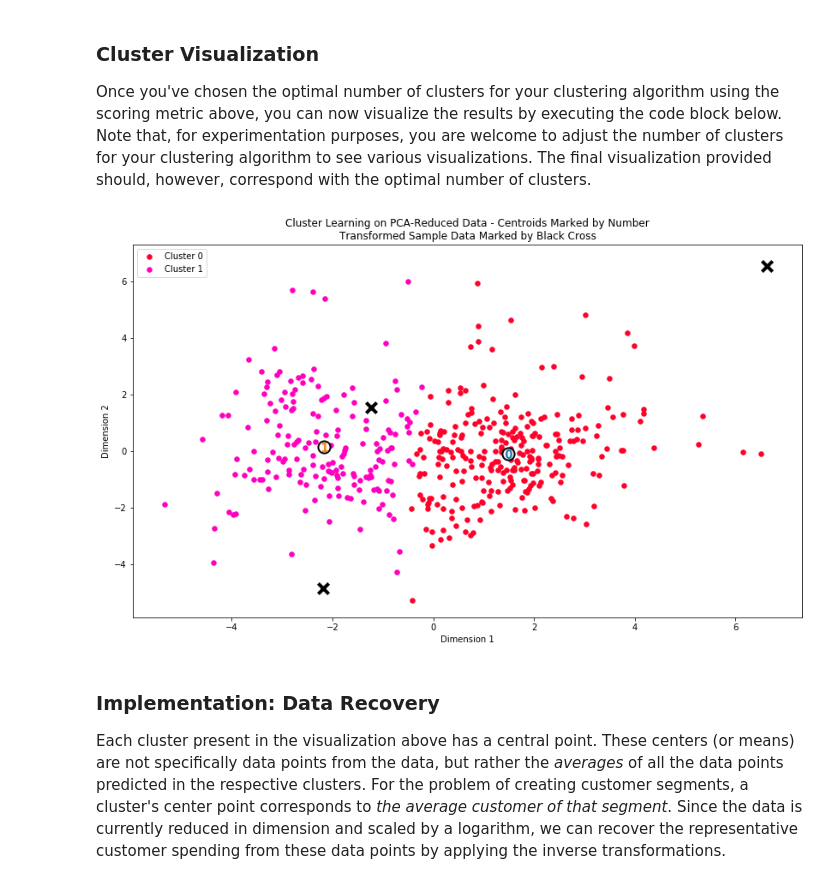
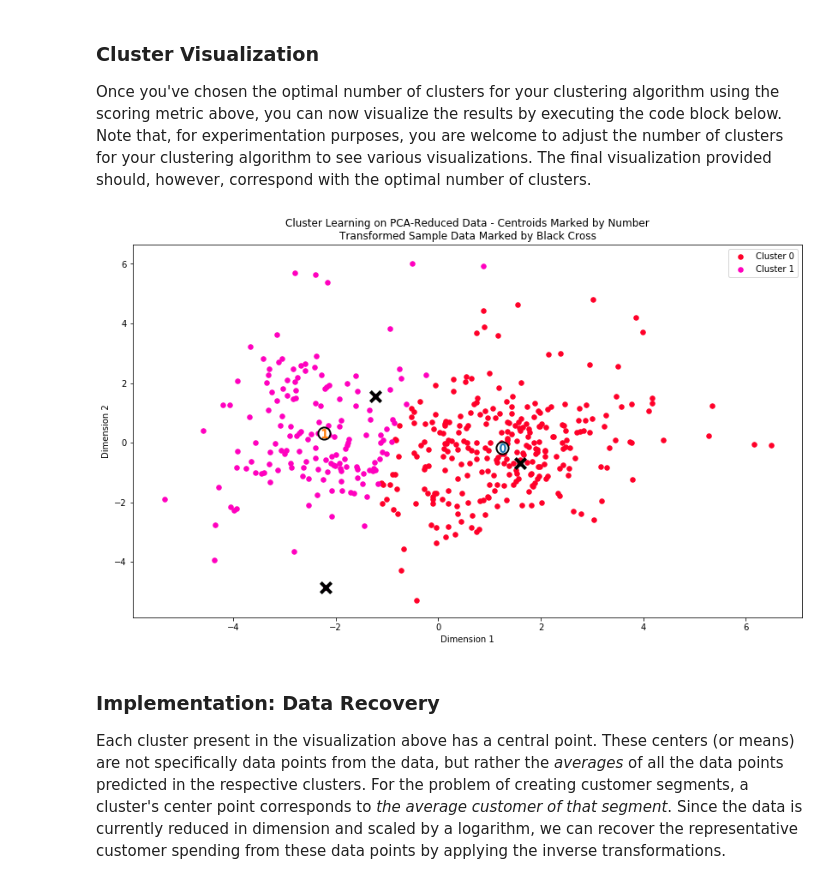
Before and after one commit to jjhz/machine-learning, a Jupyter notebook: projects/customer_segments/customer_segments.ipynb, the cells around one changed output. Saved outputs shown, nothing was run; the diff lists cells and outputs as text; code cells hidden in the pictures.

```diff
--- a/projects/customer_segments/customer_segments.ipynb
+++ b/projects/customer_segments/customer_segments.ipynb
@@ -60,7 +60,7 @@ display(data.describe())
 To get a better understanding of the customers and how their data will transform through the analysis, it would be best to select a few sample data points and explore them in more detail. In the code block below, add **three** indices of your choice to the `indices` list which will represent the customers to track. It is suggested to try different sets of samples until you obtain customers that vary significantly from one another.
 # %%
 # TODO: Select three indices of your choice you wish to sample from the dataset
-indices = [181, 154, 25] # manually select 3
+indices = [181, 330, 25] # manually select 3
 
 # Create a DataFrame of the chosen samples
 samples = pd.DataFrame(data.loc[indices], columns = data.keys()).reset_index(drop = True)
@@ -516,20 +516,20 @@ for k in k_range:
 Once you've chosen the optimal number of clusters for your clustering algorithm using the scoring metric above, you can now visualize the results by executing the code block below. Note that, for experimentation purposes, you are welcome to adjust the number of clusters for your clustering algorithm to see various visualizations. The final visualization provided should, however, correspond with the optimal number of clusters.
 # %%
 # Display the results of the clustering from implementation
-clusterer = KMeans(n_clusters=2, random_state=0).fit(reduced_data)
+clusterer = GMM(n_components=2, random_state=0).fit(reduced_data)
 
 # TODO: Predict the cluster for each data point
 preds = clusterer.predict(reduced_data)
 
 # TODO: Find the cluster centers
-centers = clusterer.cluster_centers_
+centers = clusterer.means_
 
 # TODO: Predict the cluster for each transformed sample data point
 sample_preds = clusterer.predict(pca_samples)
 
 vs.cluster_results(reduced_data, preds, centers, pca_samples)
 # %% [output]
-[figure, old version]
+[figure, new version]
 # %% [markdown]
 ### Implementation: Data Recovery
 Each cluster present in the visualization above has a central point. These centers (or means) are not specifically data points from the data, but rather the *averages* of all the data points predicted in the respective clusters. For the problem of creating customer segments, a cluster's center point corresponds to *the average customer of that segment*. Since the data is currently reduced in dimension and scaled by a logarithm, we can recover the representative customer spending from these data points by applying the inverse transformations.
```
Also changed, not shown: parts of 14 cells of this notebook.
